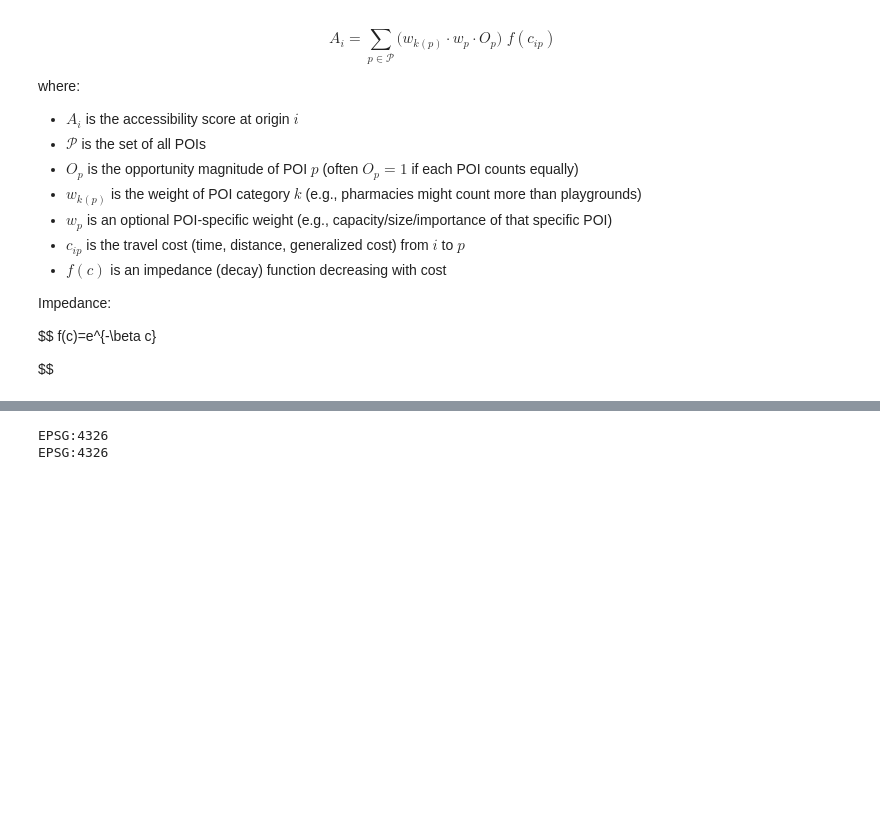
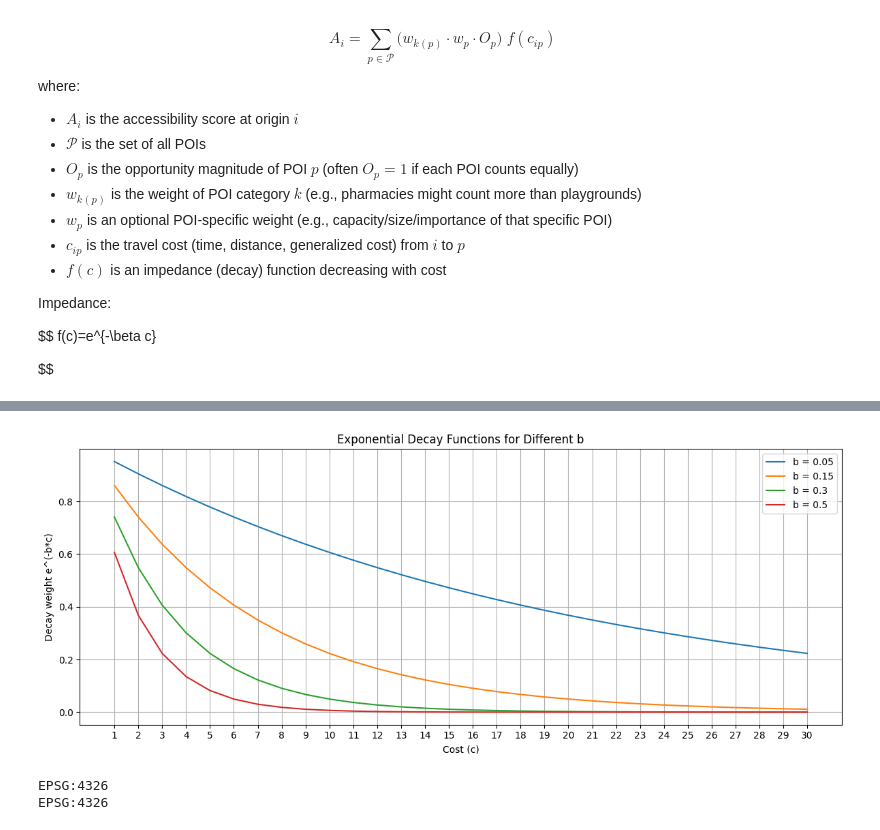
Before and after one commit to TransformTransport/accessX, a Jupyter notebook: notebook_tester.ipynb, the cells around one changed output, grey strips where cells are left out. Saved outputs shown, nothing was run; the diff lists cells and outputs as text; code cells hidden in the pictures; blank space fills up the shorter version.

Commit message:
decay function explanation added

```diff
--- a/notebook_tester.ipynb
+++ b/notebook_tester.ipynb
@@ -437,3 +464,44 @@ $$
+# %%
+import numpy as np
+import matplotlib.pyplot as plt
+
+# Cost values
+c = np.arange(1, 31)
+
+# Decay parameters
+b_values = [0.05, 0.15, 0.3, 0.5]
+
+# Make figure wider
+plt.figure(figsize=(12, 5))  # width, height in inches
+
+for b in b_values:
+    y = np.exp(-b * c)
+    plt.plot(c, y, label=f"b = {b}")
+
+plt.xlabel("Cost (c)")
+plt.ylabel("Decay weight e^(-b*c)")
+plt.title("Exponential Decay Functions for Different b")
+plt.legend()
+
+plt.xticks(np.arange(1, 31, 1))
+plt.grid(True)
+
+plt.tight_layout()
+plt.show()
+
+
+import numpy as np
+
+def piecewise_exp_decay(c, T=15, b1=0.12, b2=0.45):
+    c = np.asarray(c)
+    w = np.empty_like(c, dtype=float)
+
+    mask = c <= T
+    w[mask] = np.exp(-b1 * c[mask])
+    w[~mask] = np.exp(-b1 * T) * np.exp(-b2 * (c[~mask] - T))  # continuous at T
+    return w
+# %% [output]
+[figure, added]
 # %%
 gdf_hansen = compute_hansen_accessibility(
     graph=G_proj,
```
Also changed, not shown: parts of 2 cells of this notebook.
